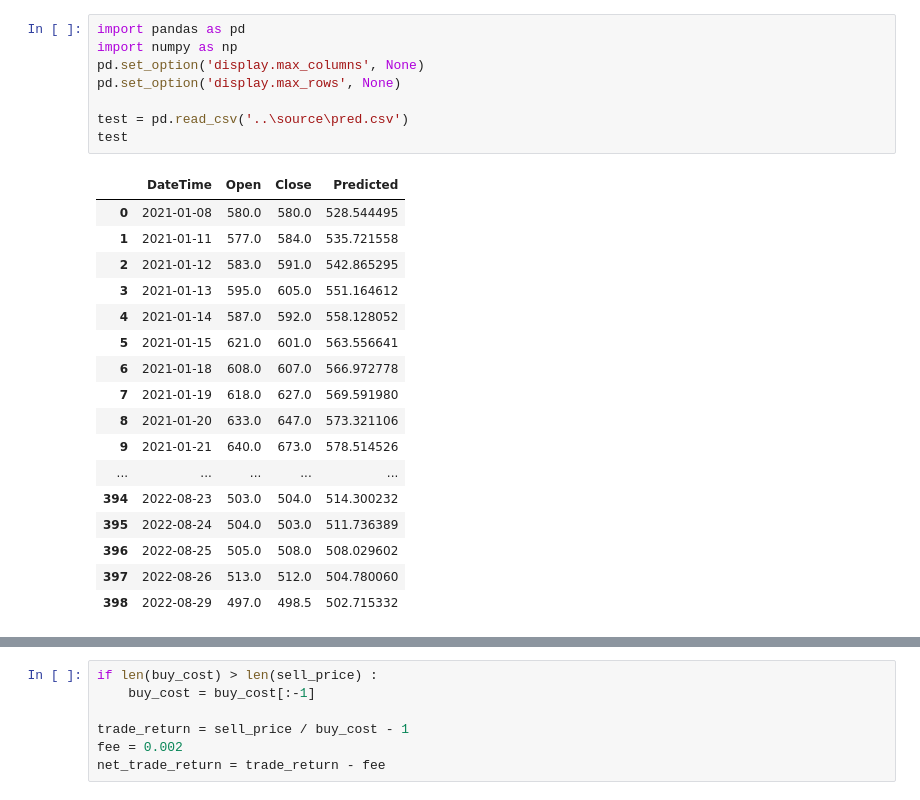
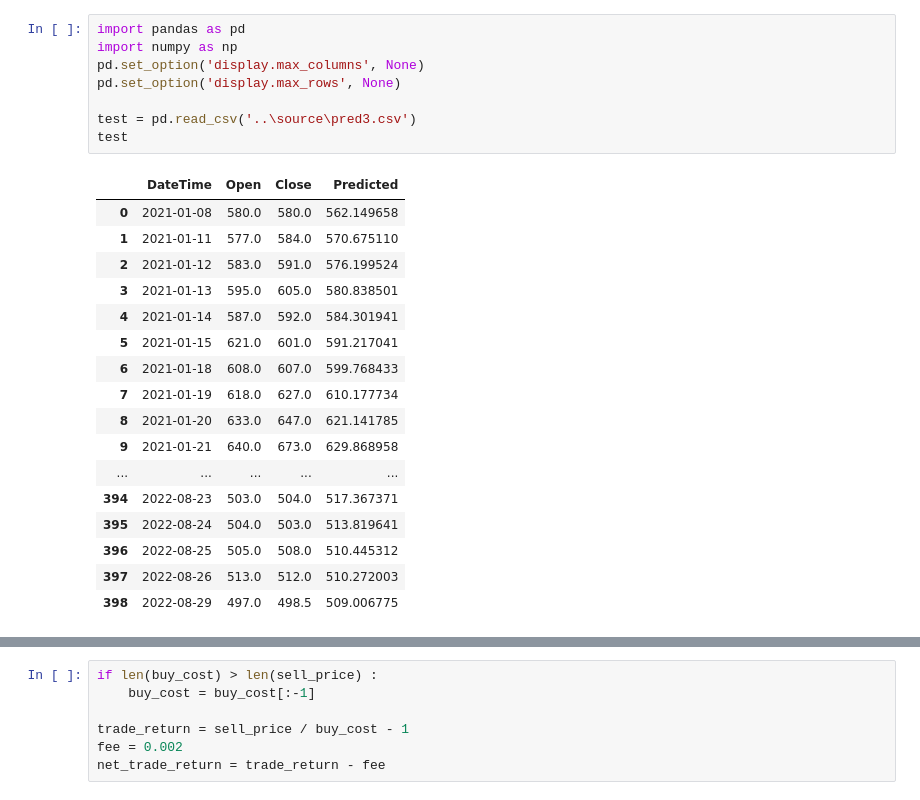
Before and after one commit to mikaiyen/stock-predict, a Jupyter notebook: save/profit.ipynb, the cells around one changed output, grey strips where cells are left out. Saved outputs shown, nothing was run; the diff lists cells and outputs as text.

```diff
--- a/save/profit.ipynb
+++ b/save/profit.ipynb
@@ -1,29 +1,29 @@
 # %%
 import pandas as pd
 import numpy as np
 pd.set_option('display.max_columns', None)
 pd.set_option('display.max_rows', None)
 
-test = pd.read_csv('..\source\pred.csv')
+test = pd.read_csv('..\source\pred3.csv')
 test
 # %% [output]
 |  | DateTime | Open | Close | Predicted |
-| 0 | 2021-01-08 | 580.0 | 580.0 | 528.544495 |
-| 1 | 2021-01-11 | 577.0 | 584.0 | 535.721558 |
-| 2 | 2021-01-12 | 583.0 | 591.0 | 542.865295 |
-| 3 | 2021-01-13 | 595.0 | 605.0 | 551.164612 |
-| 4 | 2021-01-14 | 587.0 | 592.0 | 558.128052 |
-| 5 | 2021-01-15 | 621.0 | 601.0 | 563.556641 |
-| 6 | 2021-01-18 | 608.0 | 607.0 | 566.972778 |
-| 7 | 2021-01-19 | 618.0 | 627.0 | 569.591980 |
-| 8 | 2021-01-20 | 633.0 | 647.0 | 573.321106 |
-| 9 | 2021-01-21 | 640.0 | 673.0 | 578.514526 |
+| 0 | 2021-01-08 | 580.0 | 580.0 | 562.149658 |
+| 1 | 2021-01-11 | 577.0 | 584.0 | 570.675110 |
+| 2 | 2021-01-12 | 583.0 | 591.0 | 576.199524 |
+| 3 | 2021-01-13 | 595.0 | 605.0 | 580.838501 |
+| 4 | 2021-01-14 | 587.0 | 592.0 | 584.301941 |
+| 5 | 2021-01-15 | 621.0 | 601.0 | 591.217041 |
+| 6 | 2021-01-18 | 608.0 | 607.0 | 599.768433 |
+| 7 | 2021-01-19 | 618.0 | 627.0 | 610.177734 |
+| 8 | 2021-01-20 | 633.0 | 647.0 | 621.141785 |
+| 9 | 2021-01-21 | 640.0 | 673.0 | 629.868958 |
 | ... | ... | ... | ... | ... |
-| 394 | 2022-08-23 | 503.0 | 504.0 | 514.300232 |
-| 395 | 2022-08-24 | 504.0 | 503.0 | 511.736389 |
-| 396 | 2022-08-25 | 505.0 | 508.0 | 508.029602 |
-| 397 | 2022-08-26 | 513.0 | 512.0 | 504.780060 |
-| 398 | 2022-08-29 | 497.0 | 498.5 | 502.715332 |
+| 394 | 2022-08-23 | 503.0 | 504.0 | 517.367371 |
+| 395 | 2022-08-24 | 504.0 | 503.0 | 513.819641 |
+| 396 | 2022-08-25 | 505.0 | 508.0 | 510.445312 |
+| 397 | 2022-08-26 | 513.0 | 512.0 | 510.272003 |
+| 398 | 2022-08-29 | 497.0 | 498.5 | 509.006775 |
 # %%
 test.loc[test.Close.shift(1) >= test.Close, "Trend"]= 0
 test.loc[test.Close.shift(1) < test.Close, "Trend"]= 1
```
Also changed, not shown: parts of 9 cells of this notebook, 4 other files.
